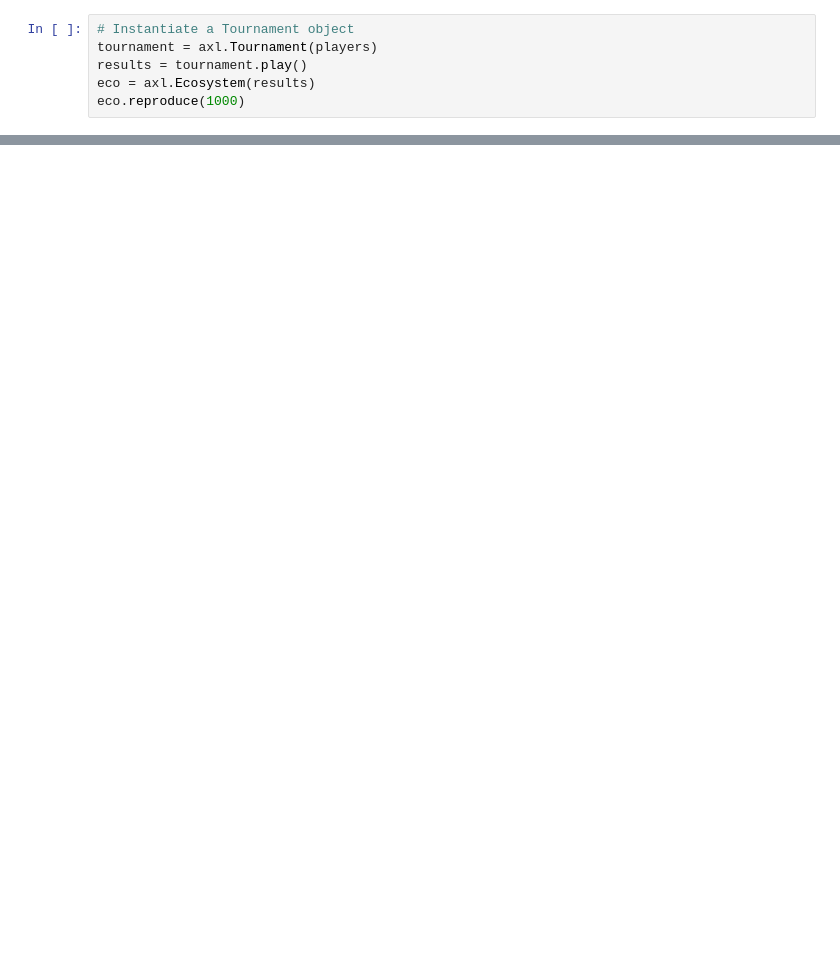
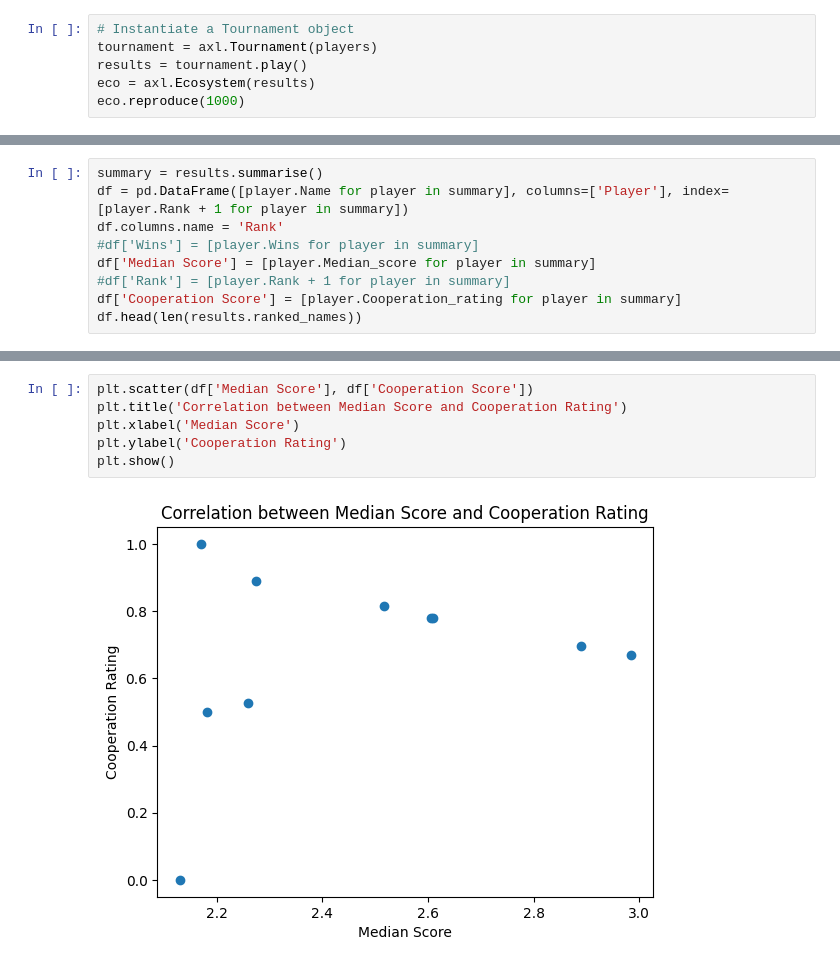
Before and after one commit to AnshulJawale/Evolutionary-Game-Theory, a Jupyter notebook: iterated_prisoners_dilemma.ipynb, the cells around one changed output, grey strips where cells are left out. Cells and saved outputs as stored; diff of their text form; blank space fills up the shorter version.

```diff
--- a/iterated_prisoners_dilemma.ipynb
+++ b/iterated_prisoners_dilemma.ipynb
@@ -61,0 +66,9 @@ payoff_map.show()
+# %%
+summary = results.summarise()
+df = pd.DataFrame([player.Name for player in summary], columns=['Player'], index=[player.Rank + 1 for player in summary])
+df.columns.name = 'Rank'
+#df['Wins'] = [player.Wins for player in summary]
+df['Median Score'] = [player.Median_score for player in summary]
+#df['Rank'] = [player.Rank + 1 for player in summary]
+df['Cooperation Score'] = [player.Cooperation_rating for player in summary]
+df.head(len(results.ranked_names))
@@ -61,0 +87,8 @@ payoff_map.show()
+# %%
+plt.scatter(df['Median Score'], df['Cooperation Score'])
+plt.title('Correlation between Median Score and Cooperation Rating')
+plt.xlabel('Median Score')
+plt.ylabel('Cooperation Rating')
+plt.show()
+# %% [output]
+[figure, added]
```
Also changed, not shown: parts of 6 cells of this notebook.
